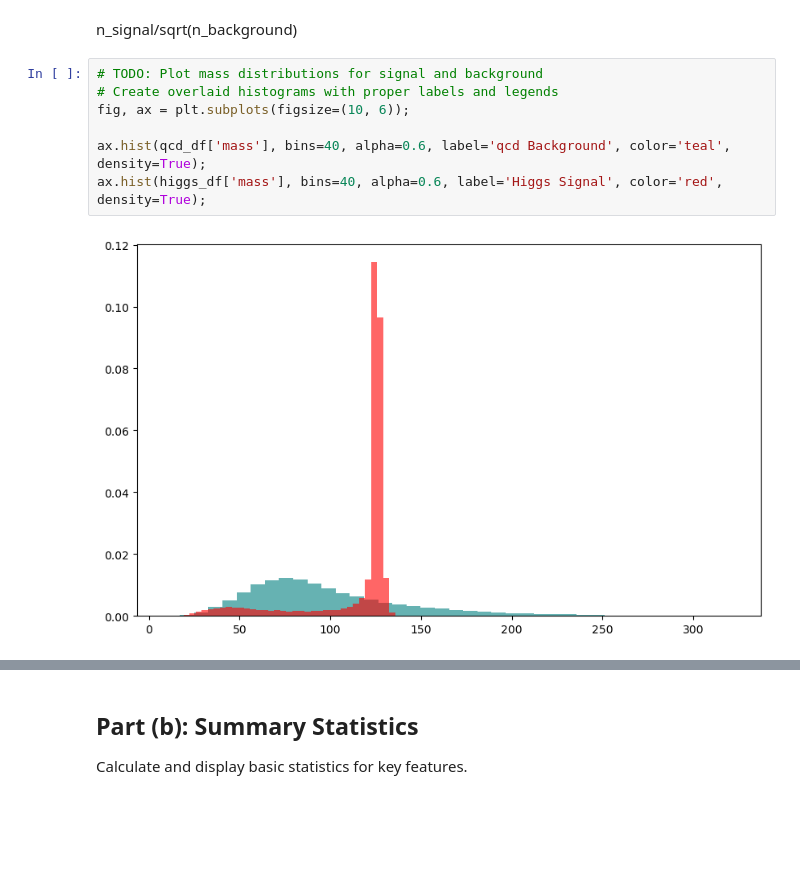
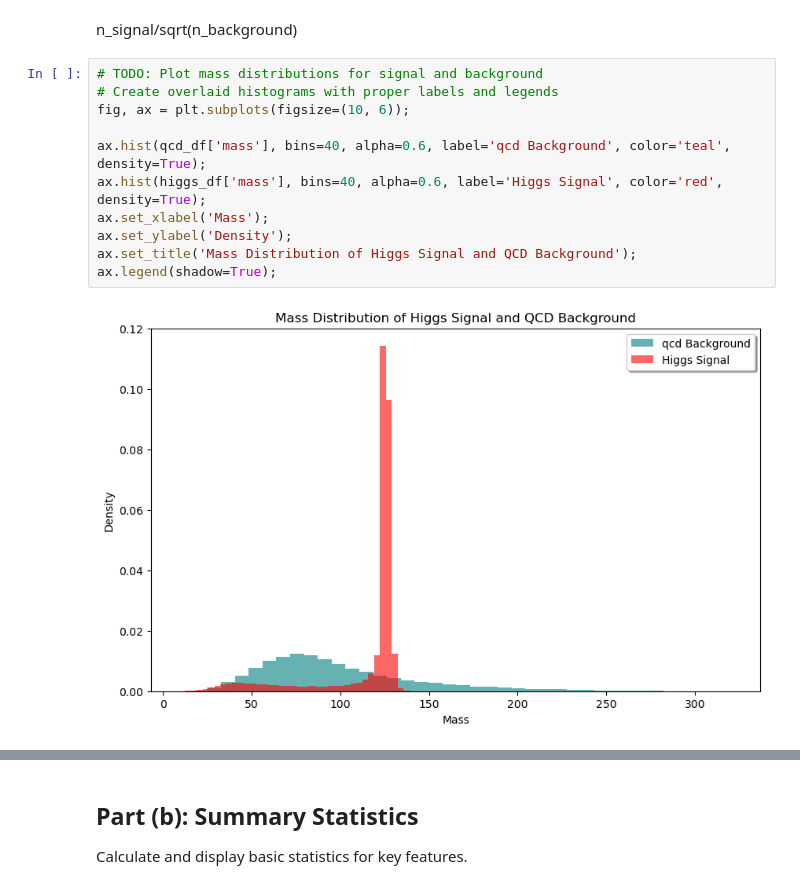
Before and after one commit to leoquintana4/Phys-434, a Jupyter notebook: PHYS 434 Lab 5.ipynb, the cells around one changed output, grey strips where cells are left out. Saved outputs shown, nothing was run; the diff lists cells and outputs as text; blank space fills up the shorter version.

```diff
--- a/PHYS 434 Lab 5.ipynb
+++ b/PHYS 434 Lab 5.ipynb
@@ -107,12 +109,16 @@ n_signal/sqrt(n_background)
 # %%
 # TODO: Plot mass distributions for signal and background
 # Create overlaid histograms with proper labels and legends
 fig, ax = plt.subplots(figsize=(10, 6));
 
 ax.hist(qcd_df['mass'], bins=40, alpha=0.6, label='qcd Background', color='teal', density=True);
 ax.hist(higgs_df['mass'], bins=40, alpha=0.6, label='Higgs Signal', color='red', density=True);
+ax.set_xlabel('Mass');
+ax.set_ylabel('Density');
+ax.set_title('Mass Distribution of Higgs Signal and QCD Background');
+ax.legend(shadow=True);
 # %% [output]
-[figure, old version]
+[figure, new version]
 # %%
 # TODO: Plot d2 distributions for signal and background
 
```
Also changed, not shown: parts of 14 cells of this notebook, 6 other files.
